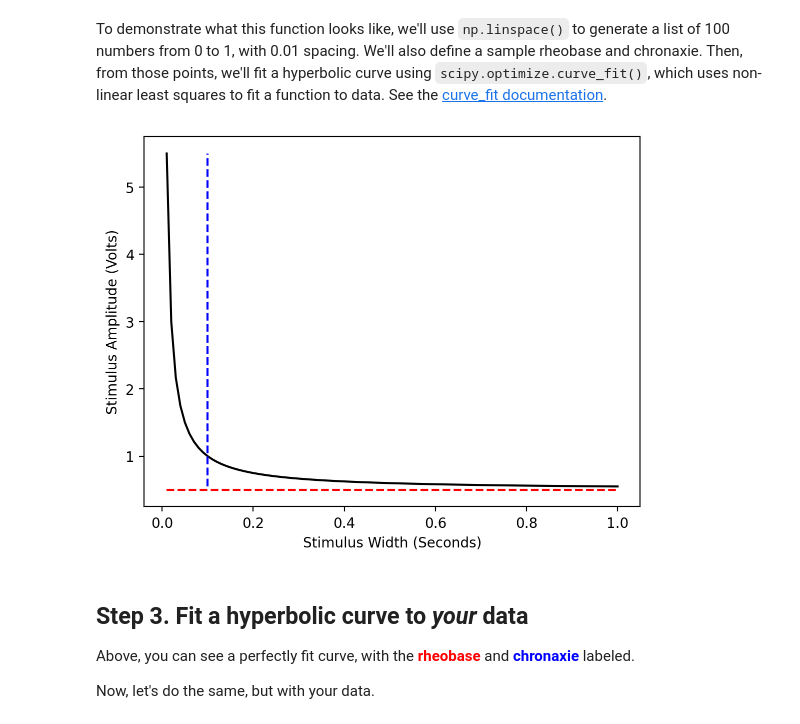
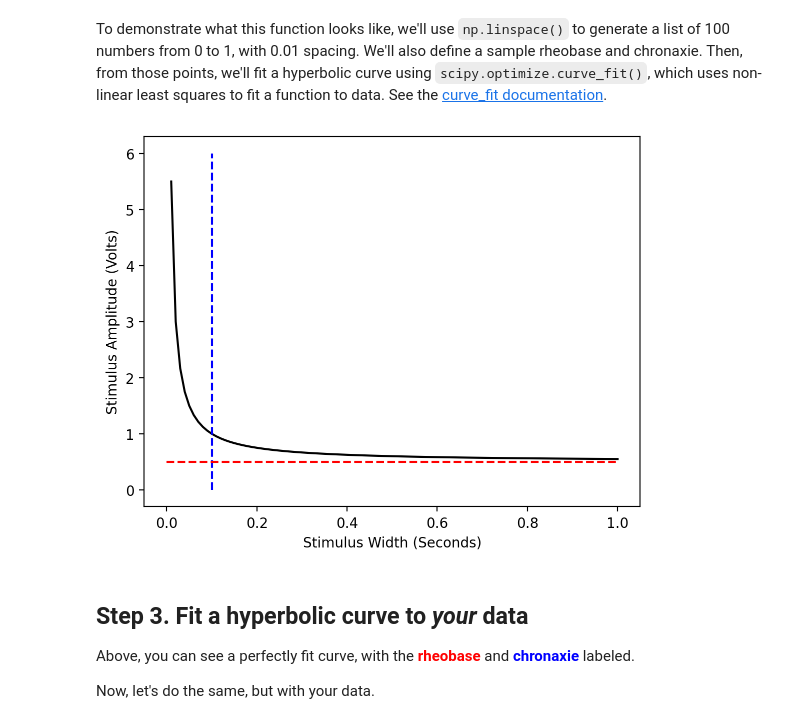
Before and after one commit to BIPN145/BIPN145.github.io, a Jupyter notebook: _build/jupyter_execute/Python/FitCurve.ipynb, the cells around one changed output. Saved outputs shown, nothing was run; the diff lists cells and outputs as text; code cells hidden in the pictures.

```diff
--- a/_build/jupyter_execute/Python/FitCurve.ipynb
+++ b/_build/jupyter_execute/Python/FitCurve.ipynb
@@ -41,37 +41,36 @@ To demonstrate what this function looks like, we'll use `np.linspace()` to gener
 # %%
 # Import numpy & curve fitting package
 import numpy as np
 from scipy.optimize import curve_fit
 
 # Import & configure plotting packages
 import matplotlib.pyplot as plt
-%matplotlib inline
 %config InlineBackend.figure_format = 'retina'
 
 # Define pulse
 pulse_width = np.linspace(0.01,1,100)
-rheobase = .5 # in V
-chronaxie = 0.1 # in ms
+model_rheobase = .5 # in V
+model_chronaxie = 0.1 # in ms
 
-amplitude = rheobase+((rheobase*chronaxie)/pulse_width)
+amplitude = model_rheobase+((model_rheobase*model_chronaxie)/pulse_width)
 
 # Use our function & fit the curve!
 sample_popt, sample_pcov = curve_fit(func,pulse_width,amplitude)
 
 # Plot a regression line, using the slope & intercept
 plt.plot(pulse_width, func(pulse_width, *sample_popt), 'black')
 
 # Plot chronaxie & rheobase lines
-plt.vlines(chronaxie,amplitude.min(),amplitude.max(),color='blue',linestyle='--')
-plt.hlines(rheobase,pulse_width.min(),pulse_width.max(),color='red',linestyle='--')
+plt.vlines(model_chronaxie, ymin=0, ymax=6, color='blue',linestyle='--')
+plt.hlines(model_rheobase, xmin=0 ,xmax=1, color='red',linestyle='--')
 
 # Label the axes & show plot
 plt.ylabel('Stimulus Amplitude (Volts)')
 plt.xlabel('Stimulus Width (Seconds)')
 
 plt.show()
 # %% [output]
-[figure, old version]
+[figure, new version]
 # %% [markdown]
 ## Step 3. Fit a hyperbolic curve to *your* data
 
```
Also changed, not shown: parts of 1 cell of this notebook, 11 other files.
